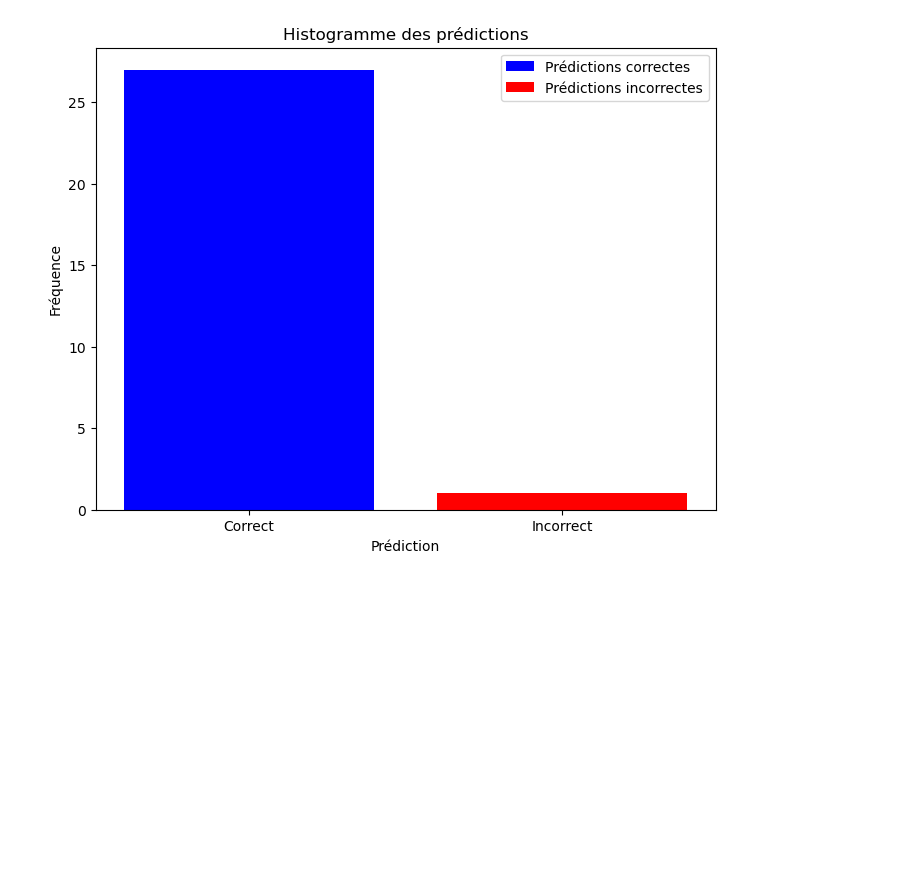
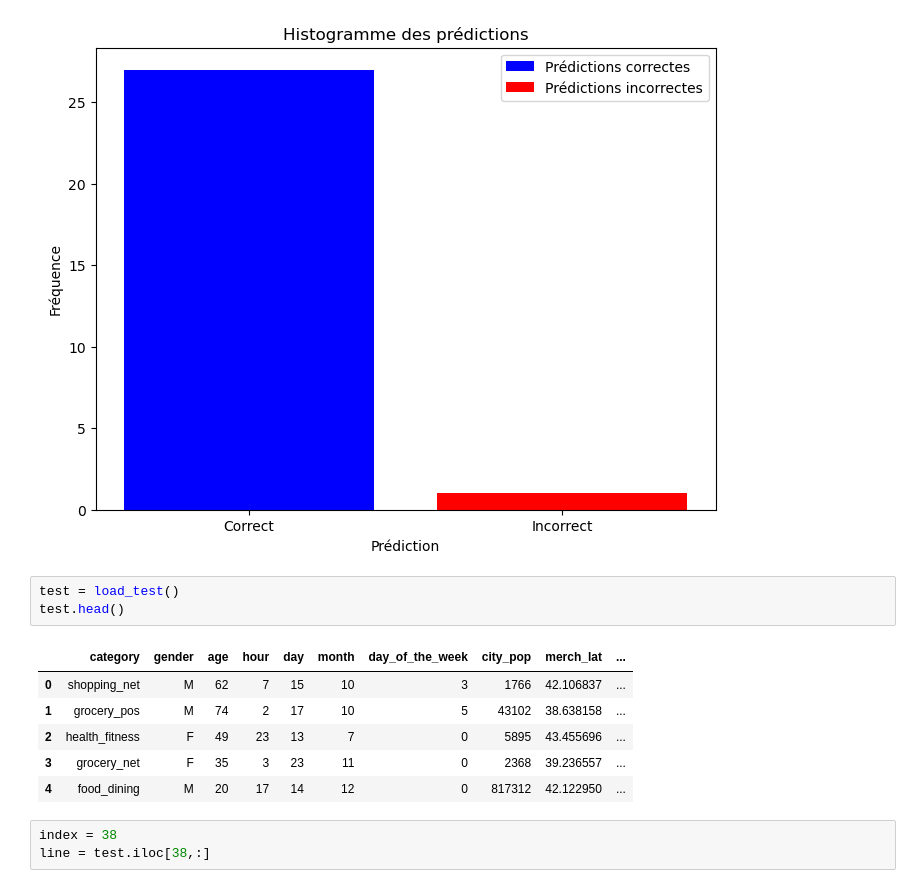
Before and after one commit to PierreSchickele/CC_Fraud_Prediction_ProjetFinal, a Jupyter notebook: Credit_Card_Fraud_Streamlit.ipynb, the cells around one changed output. Saved outputs shown, nothing was run; the diff lists cells and outputs as text; blank space fills up the shorter version.

```diff
--- a/Credit_Card_Fraud_Streamlit.ipynb
+++ b/Credit_Card_Fraud_Streamlit.ipynb
@@ -332,3 +332,16 @@ plt.title('Histogramme des prédictions')
 plt.show()
 # %% [output]
 [figure]
+# %%
+test = load_test()
+test.head()
+# %% [output]
+|  | category | gender | age | hour | day | month | day_of_the_week | city_pop | merch_lat | ... |
+| 0 | shopping_net | M | 62 | 7 | 15 | 10 | 3 | 1766 | 42.106837 | ... |
+| 1 | grocery_pos | M | 74 | 2 | 17 | 10 | 5 | 43102 | 38.638158 | ... |
+| 2 | health_fitness | F | 49 | 23 | 13 | 7 | 0 | 5895 | 43.455696 | ... |
+| 3 | grocery_net | F | 35 | 3 | 23 | 11 | 0 | 2368 | 39.236557 | ... |
+| 4 | food_dining | M | 20 | 17 | 14 | 12 | 0 | 817312 | 42.122950 | ... |
+# %%
+index = 38
+line = test.iloc[38,:]
```
Also changed, not shown: parts of 3 cells of this notebook, 1 other file.
